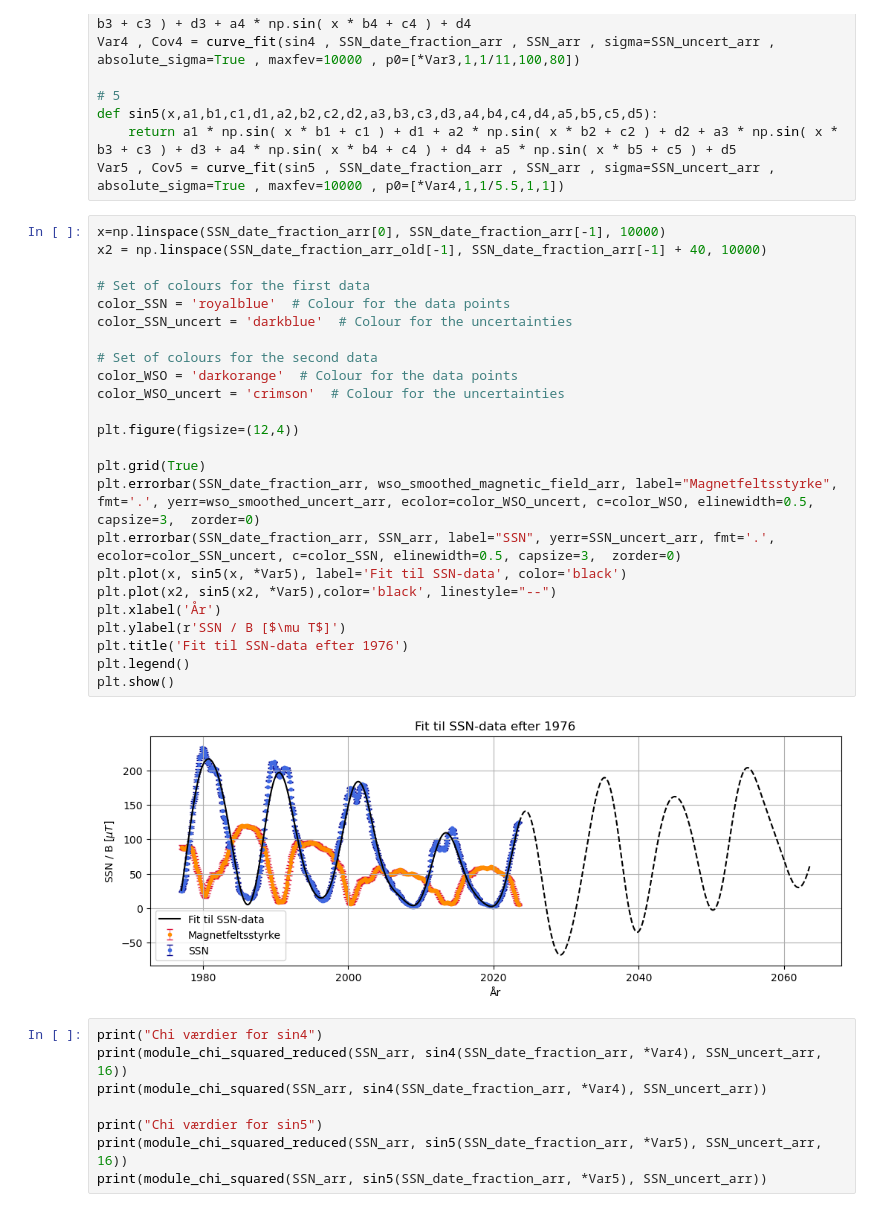
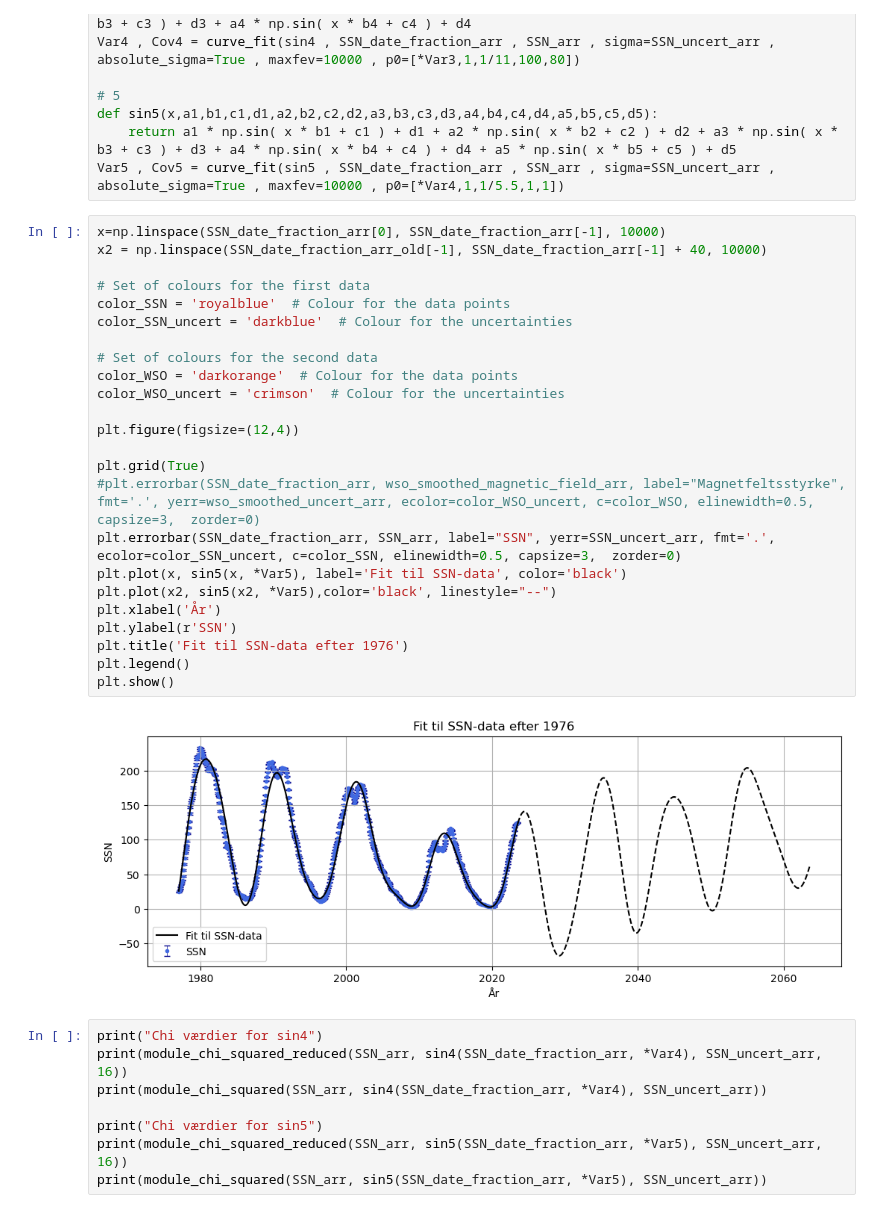
Before and after one commit to Focus9752/Solpletter_projekt, a Jupyter notebook: Magnus carlsen/Endelig_ikke_ok.ipynb, the cells around one changed output. Drawn from its saved outputs; the diff is of its cells as text.

Commit message:
fikset plot

```diff
--- a/Magnus carlsen/Endelig_ikke_ok.ipynb
+++ b/Magnus carlsen/Endelig_ikke_ok.ipynb
@@ -367,29 +367,29 @@ Var5 , Cov5 = curve_fit(sin5 , SSN_date_fraction_arr , SSN_arr , sigma=SSN_uncer
 # %%
 x=np.linspace(SSN_date_fraction_arr[0], SSN_date_fraction_arr[-1], 10000)
 x2 = np.linspace(SSN_date_fraction_arr_old[-1], SSN_date_fraction_arr[-1] + 40, 10000)
 
 # Set of colours for the first data
 color_SSN = 'royalblue'  # Colour for the data points
 color_SSN_uncert = 'darkblue'  # Colour for the uncertainties
 
 # Set of colours for the second data
 color_WSO = 'darkorange'  # Colour for the data points
 color_WSO_uncert = 'crimson'  # Colour for the uncertainties
 
 plt.figure(figsize=(12,4))
 
 plt.grid(True)
-plt.errorbar(SSN_date_fraction_arr, wso_smoothed_magnetic_field_arr, label="Magnetfeltsstyrke", fmt='.', yerr=wso_smoothed_uncert_arr, ecolor=color_WSO_uncert, c=color_WSO, elinewidth=0.5, capsize=3,  zorder=0)
+#plt.errorbar(SSN_date_fraction_arr, wso_smoothed_magnetic_field_arr, label="Magnetfeltsstyrke", fmt='.', yerr=wso_smoothed_uncert_arr, ecolor=color_WSO_uncert, c=color_WSO, elinewidth=0.5, capsize=3,  zorder=0)
 plt.errorbar(SSN_date_fraction_arr, SSN_arr, label="SSN", yerr=SSN_uncert_arr, fmt='.', ecolor=color_SSN_uncert, c=color_SSN, elinewidth=0.5, capsize=3,  zorder=0)
 plt.plot(x, sin5(x, *Var5), label='Fit til SSN-data', color='black')
 plt.plot(x2, sin5(x2, *Var5),color='black', linestyle="--")
 plt.xlabel('År')
-plt.ylabel(r'SSN / B [$\mu T$]')
+plt.ylabel(r'SSN')
 plt.title('Fit til SSN-data efter 1976')
 plt.legend()
 plt.show()
 # %% [output]
-[figure, old version]
+[figure, new version]
 # %%
 print("Chi værdier for sin4")
 print(module_chi_squared_reduced(SSN_arr, sin4(SSN_date_fraction_arr, *Var4), SSN_uncert_arr, 16))
```
Also changed, not shown: parts of 1 cell of this notebook, 3 other files.
